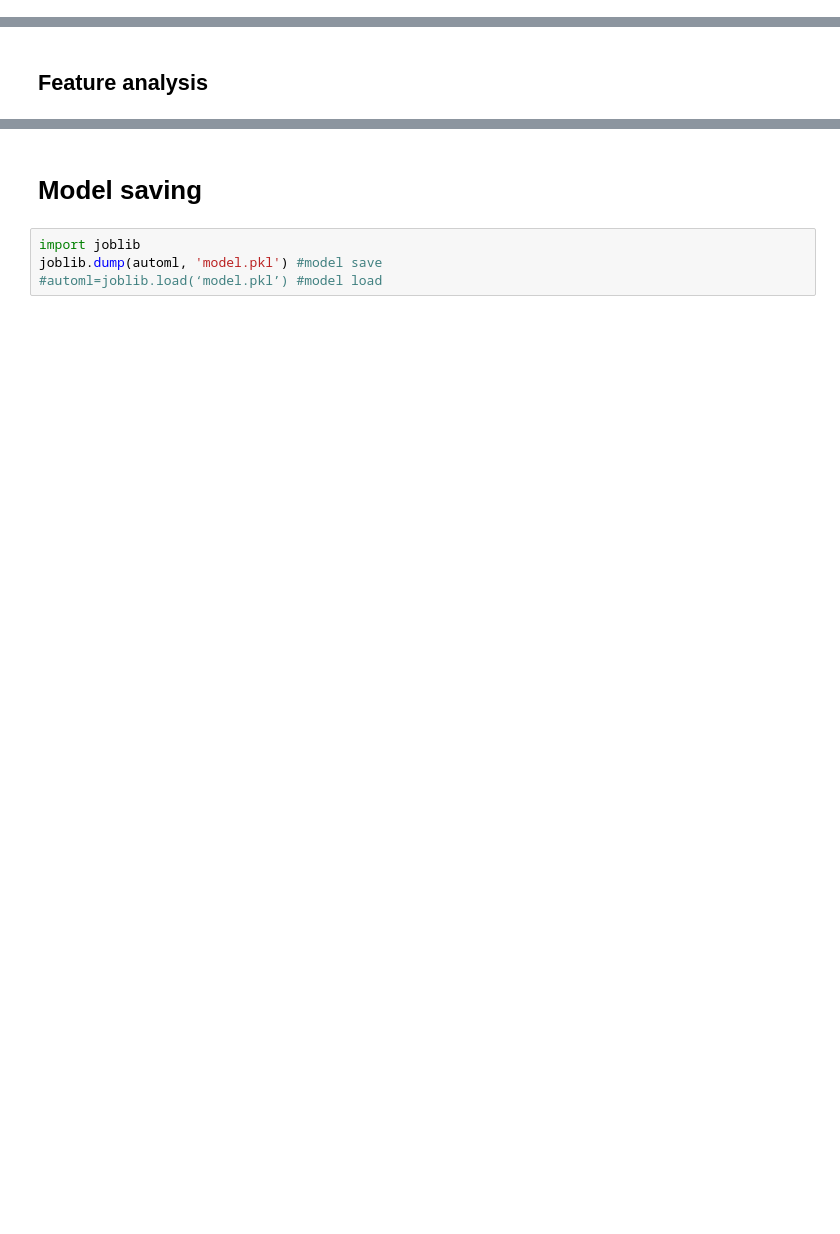
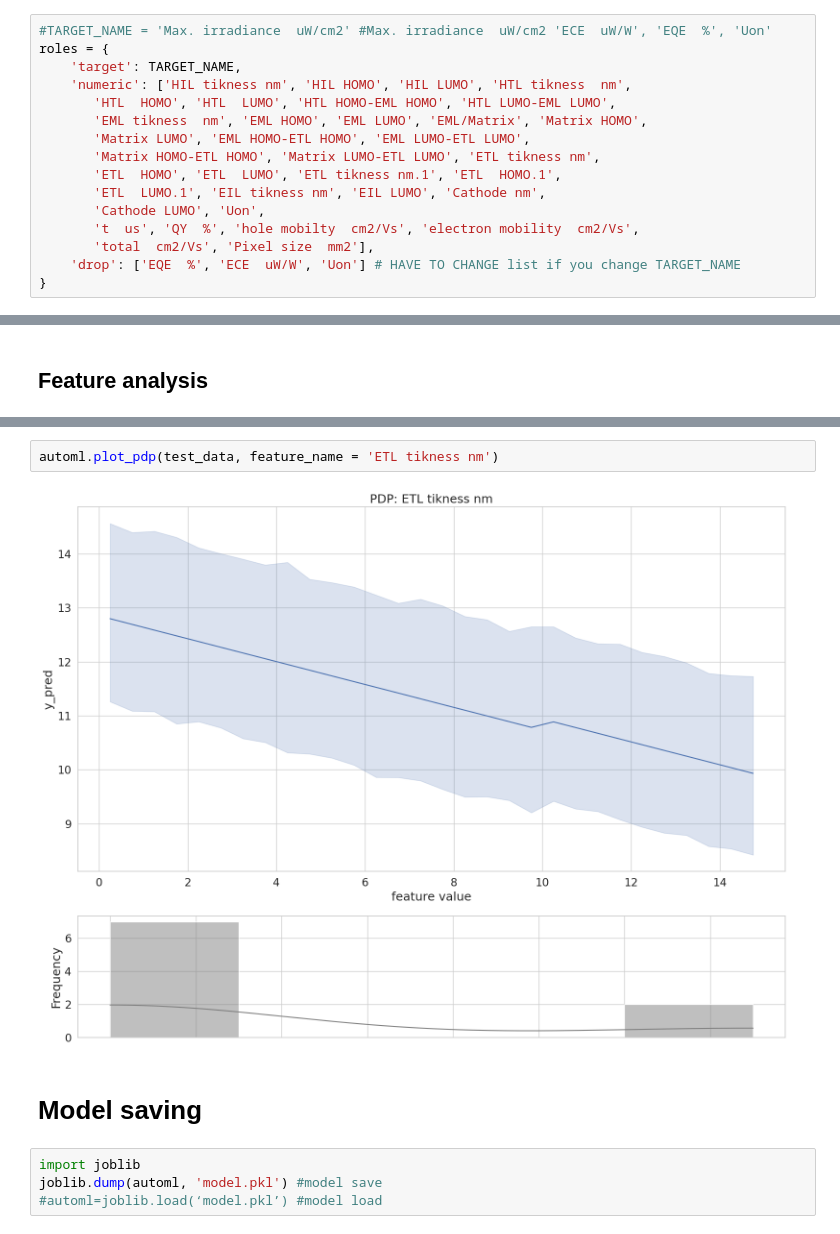
Before and after one commit to Lamblador/Yb_OLED_Dataset, a Jupyter notebook: Yb_OLED_ML.ipynb, the cells around one changed output, grey strips where cells are left out. Saved outputs shown, nothing was run; the diff lists cells and outputs as text; blank space fills up the shorter version.

```diff
--- a/Yb_OLED_ML.ipynb
+++ b/Yb_OLED_ML.ipynb
@@ -111,3 +110,19 @@ roles = {
+# %%
+#TARGET_NAME = 'Max. irradiance  uW/cm2' #Max. irradiance  uW/cm2 'ECE  uW/W', 'EQE  %', 'Uon'
+roles = {
+    'target': TARGET_NAME,
+    'numeric': ['HIL tikness nm', 'HIL HOMO', 'HIL LUMO', 'HTL tikness  nm',
+       'HTL  HOMO', 'HTL  LUMO', 'HTL HOMO-EML HOMO', 'HTL LUMO-EML LUMO',
+       'EML tikness  nm', 'EML HOMO', 'EML LUMO', 'EML/Matrix', 'Matrix HOMO',
+       'Matrix LUMO', 'EML HOMO-ETL HOMO', 'EML LUMO-ETL LUMO',
+       'Matrix HOMO-ETL HOMO', 'Matrix LUMO-ETL LUMO', 'ETL tikness nm',
+       'ETL  HOMO', 'ETL  LUMO', 'ETL tikness nm.1', 'ETL  HOMO.1',
+       'ETL  LUMO.1', 'EIL tikness nm', 'EIL LUMO', 'Cathode nm',
+       'Cathode LUMO', 'Uon',
+       't  us', 'QY  %', 'hole mobilty  cm2/Vs', 'electron mobility  cm2/Vs',
+       'total  cm2/Vs', 'Pixel size  mm2'],
+    'drop': ['EQE  %', 'ECE  uW/W', 'Uon'] # HAVE TO CHANGE list if you change TARGET_NAME
+}
 # %%
 automl = TabularAutoML( #tabular auto ml pipeline class
     task = task,
@@ -165,3 +217,7 @@ accurate_fi.set_index('Feature')['Importance'].plot.bar(figsize = (30, 10), grid
+# %%
+automl.plot_pdp(test_data, feature_name = 'ETL tikness nm')
+# %% [output]
+[figure, added]
 # %% [markdown]
 # Model saving
 # %%
```
Also changed, not shown: parts of 13 cells of this notebook.
